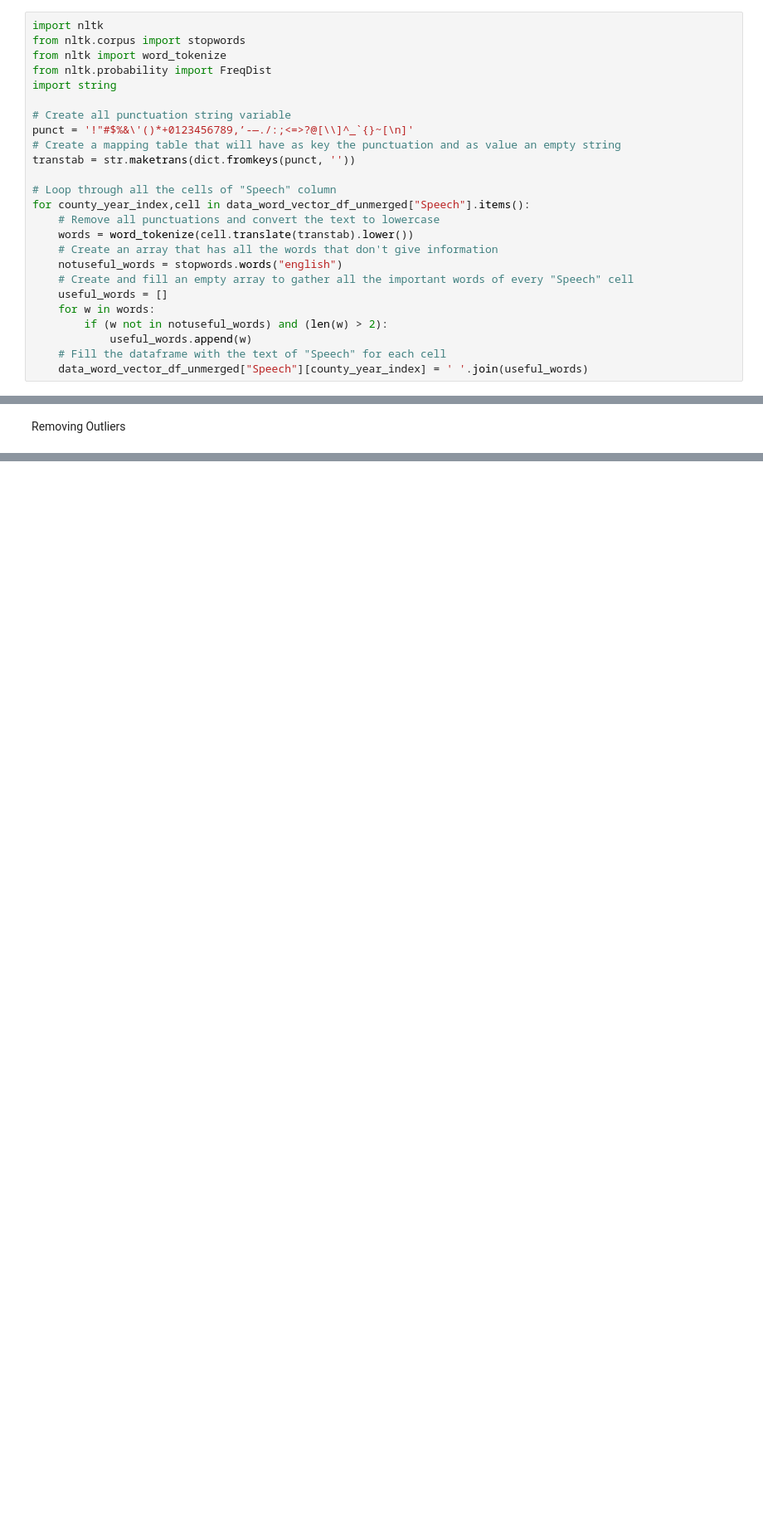
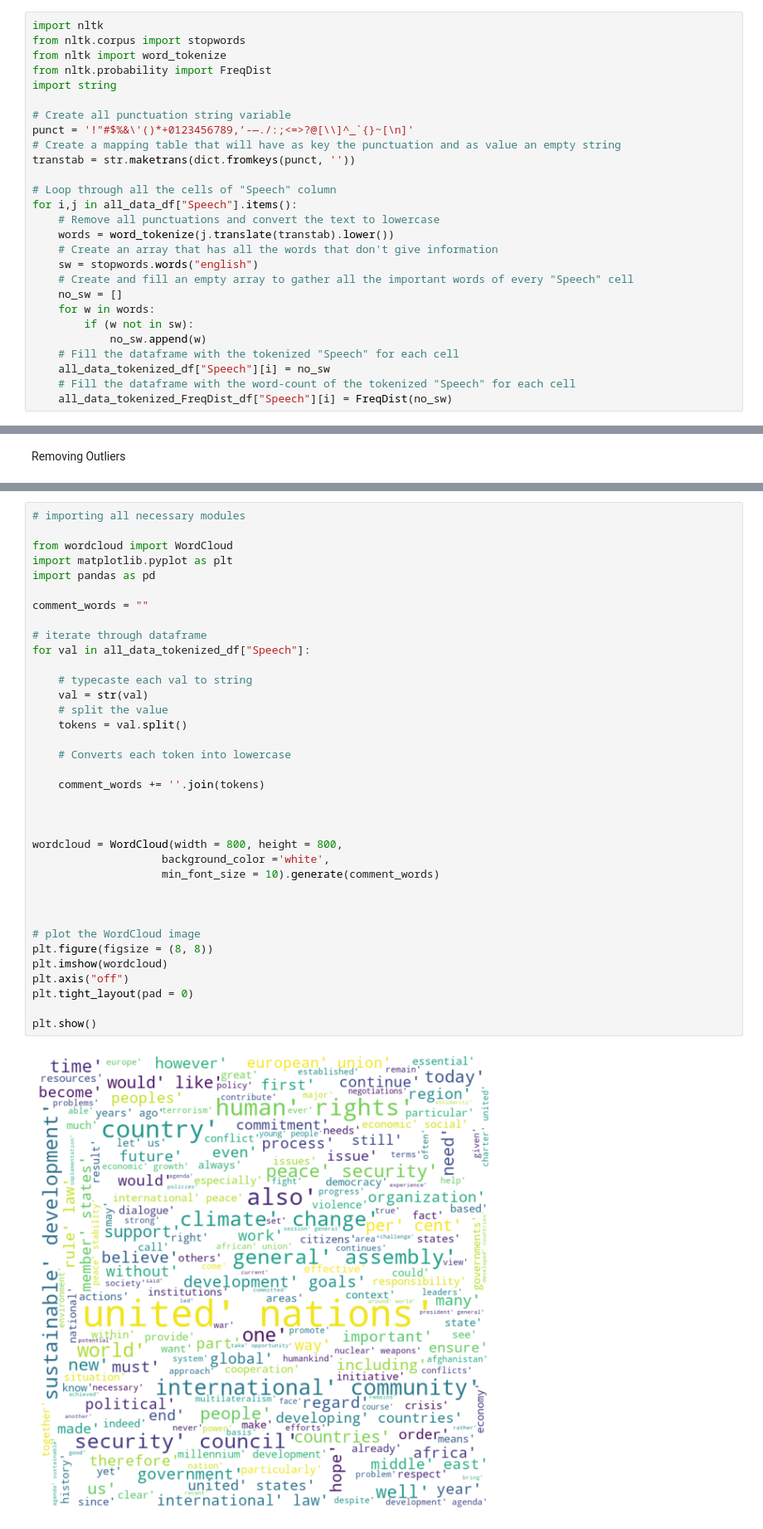
Before and after one commit to Ilna/Debates_And_WorldHappiness_Datasets_Classification, a Jupyter notebook: FDS_Assignment1_Ilia(clean and combine data)-WORDS.ipynb, the cells around one changed output, grey strips where cells are left out. Shown at 83% size. Saved outputs shown, nothing was run; the diff lists cells and outputs as text; blank space fills up the shorter version.

```diff
--- a/FDS_Assignment1_Ilia(clean and combine data)-WORDS.ipynb
+++ b/FDS_Assignment1_Ilia(clean and combine data)-WORDS.ipynb
@@ -131,18 +218,20 @@ punct = '!"#$%&\'()*+0123456789,’-—./:;<=>?@[\\]^_`{}~[\n]'
 transtab = str.maketrans(dict.fromkeys(punct, ''))
 
 # Loop through all the cells of "Speech" column
-for county_year_index,cell in data_word_vector_df_unmerged["Speech"].items():
+for i,j in all_data_df["Speech"].items():
     # Remove all punctuations and convert the text to lowercase
-    words = word_tokenize(cell.translate(transtab).lower())
+    words = word_tokenize(j.translate(transtab).lower())
     # Create an array that has all the words that don't give information
-    notuseful_words = stopwords.words("english")
+    sw = stopwords.words("english")
     # Create and fill an empty array to gather all the important words of every "Speech" cell
-    useful_words = []
+    no_sw = []
     for w in words:
-        if (w not in notuseful_words) and (len(w) > 2):
-            useful_words.append(w)
-    # Fill the dataframe with the text of "Speech" for each cell
-    data_word_vector_df_unmerged["Speech"][county_year_index] = ' '.join(useful_words)
+        if (w not in sw):
+            no_sw.append(w)
+    # Fill the dataframe with the tokenized "Speech" for each cell
+    all_data_tokenized_df["Speech"][i] = no_sw
+    # Fill the dataframe with the word-count of the tokenized "Speech" for each cell
+    all_data_tokenized_FreqDist_df["Speech"][i] = FreqDist(no_sw)
 # %% [output]
 A value is trying to be set on a copy of a slice from a DataFrame
 
@@ -262,0 +477,38 @@ countryYearWordsUnmerged.head()
+# %%
+# importing all necessary modules
+
+from wordcloud import WordCloud
+import matplotlib.pyplot as plt
+import pandas as pd
+
+comment_words = ""
+
+# iterate through dataframe
+for val in all_data_tokenized_df["Speech"]:
+
+    # typecaste each val to string
+    val = str(val)
+    # split the value
+    tokens = val.split()
+
+    # Converts each token into lowercase
+
+    comment_words += ''.join(tokens)
+
+
+
+wordcloud = WordCloud(width = 800, height = 800,
+                    background_color ='white',
+                    min_font_size = 10).generate(comment_words)
+
+
+
+# plot the WordCloud image
+plt.figure(figsize = (8, 8))
+plt.imshow(wordcloud)
+plt.axis("off")
+plt.tight_layout(pad = 0)
+
+plt.show()
+# %% [output]
+[figure, added]
```
Also changed, not shown: parts of 44 cells of this notebook.
